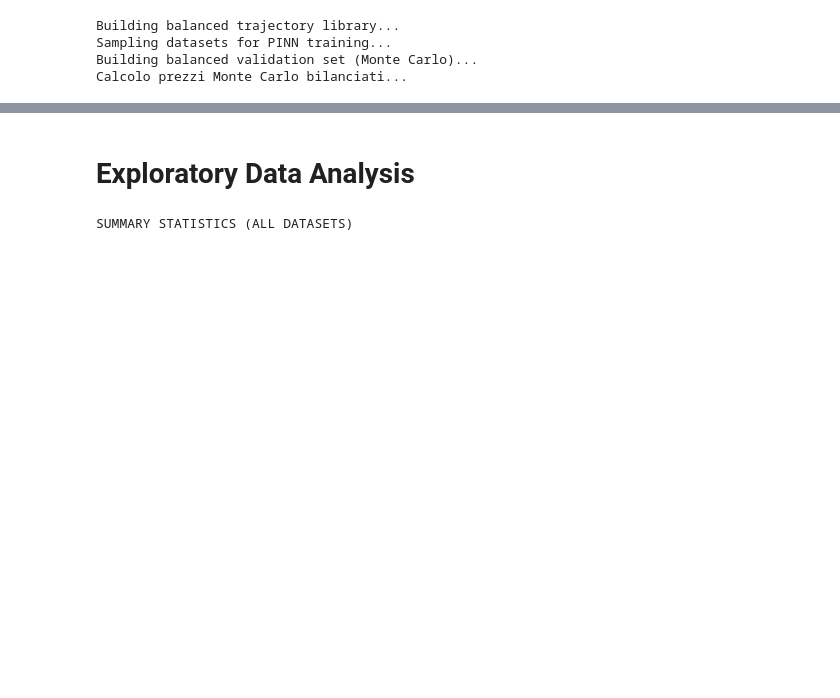
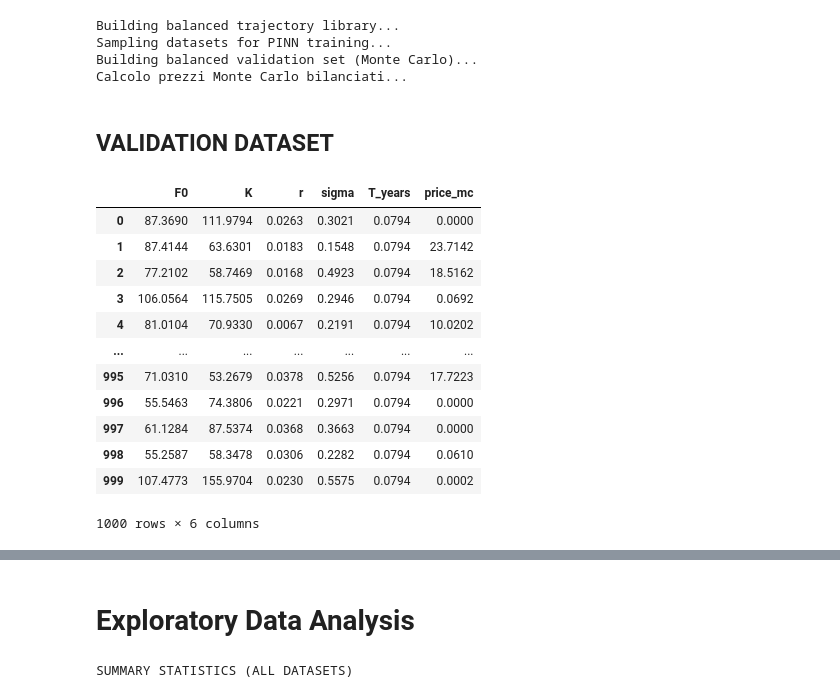
Before and after one commit to saraborello/asian-option-pricing-with-pinns, a Jupyter notebook: archive/pricing_pinn.ipynb, the cells around one changed output, grey strips where cells are left out. Saved outputs shown, nothing was run; the diff lists cells and outputs as text; code cells hidden in the pictures; blank space fills up the shorter version.

```diff
--- a/pricing_pinn.ipynb
+++ b/archive/pricing_pinn.ipynb
@@ -87,3 +89,21 @@ Building balanced trajectory library...
 Sampling datasets for PINN training...
 Building balanced validation set (Monte Carlo)...
 Calcolo prezzi Monte Carlo bilanciati...
+# %% [markdown]
+## VALIDATION DATASET
+# %%
+df_val
+# %% [output]
+|  | F0 | K | r | sigma | T_years | price_mc |
+| 0 | 87.3690 | 111.9794 | 0.0263 | 0.3021 | 0.0794 | 0.0000 |
+| 1 | 87.4144 | 63.6301 | 0.0183 | 0.1548 | 0.0794 | 23.7142 |
+| 2 | 77.2102 | 58.7469 | 0.0168 | 0.4923 | 0.0794 | 18.5162 |
+| 3 | 106.0564 | 115.7505 | 0.0269 | 0.2946 | 0.0794 | 0.0692 |
+| 4 | 81.0104 | 70.9330 | 0.0067 | 0.2191 | 0.0794 | 10.0202 |
+| ... | ... | ... | ... | ... | ... | ... |
+| 995 | 71.0310 | 53.2679 | 0.0378 | 0.5256 | 0.0794 | 17.7223 |
+| 996 | 55.5463 | 74.3806 | 0.0221 | 0.2971 | 0.0794 | 0.0000 |
+| 997 | 61.1284 | 87.5374 | 0.0368 | 0.3663 | 0.0794 | 0.0000 |
+| 998 | 55.2587 | 58.3478 | 0.0306 | 0.2282 | 0.0794 | 0.0610 |
+| 999 | 107.4773 | 155.9704 | 0.0230 | 0.5575 | 0.0794 | 0.0002 |
+1000 rows × 6 columns
```
Also changed, not shown: parts of 16 cells of this notebook, 20 other files.
